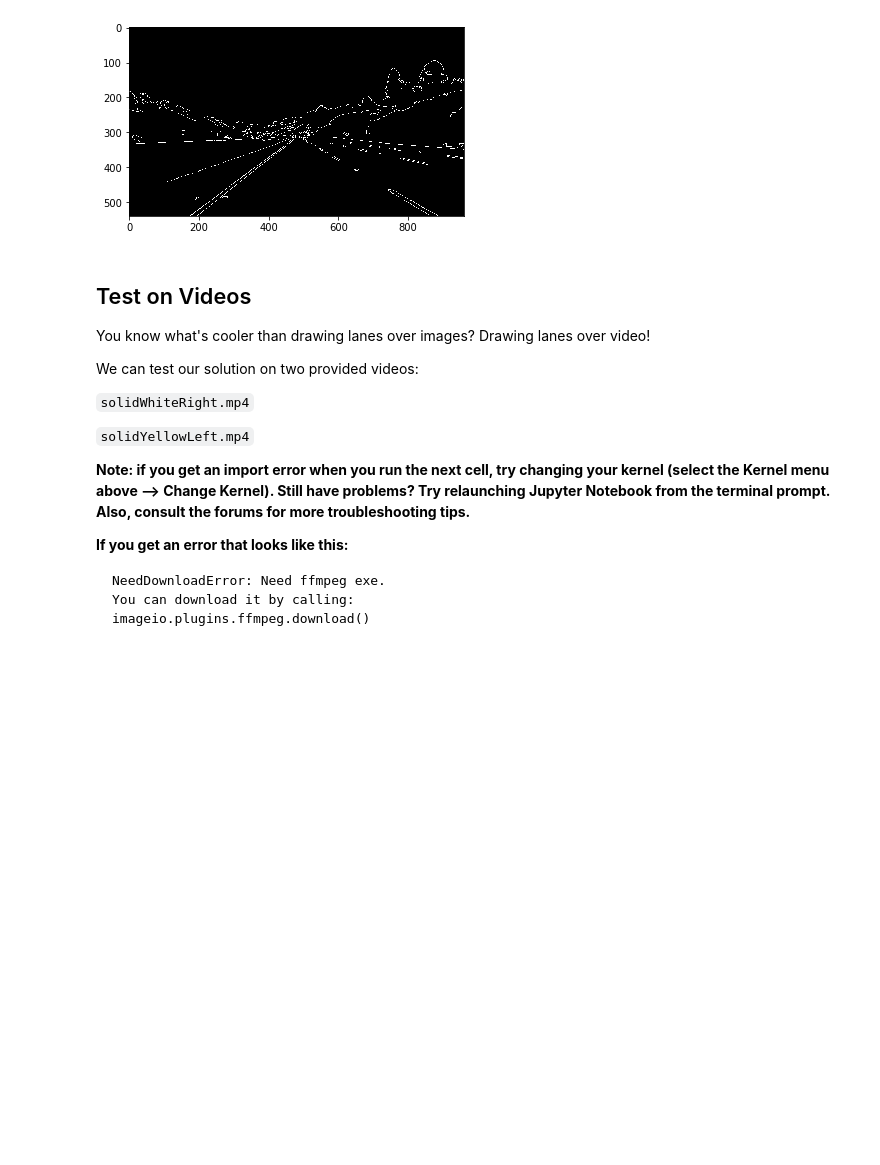
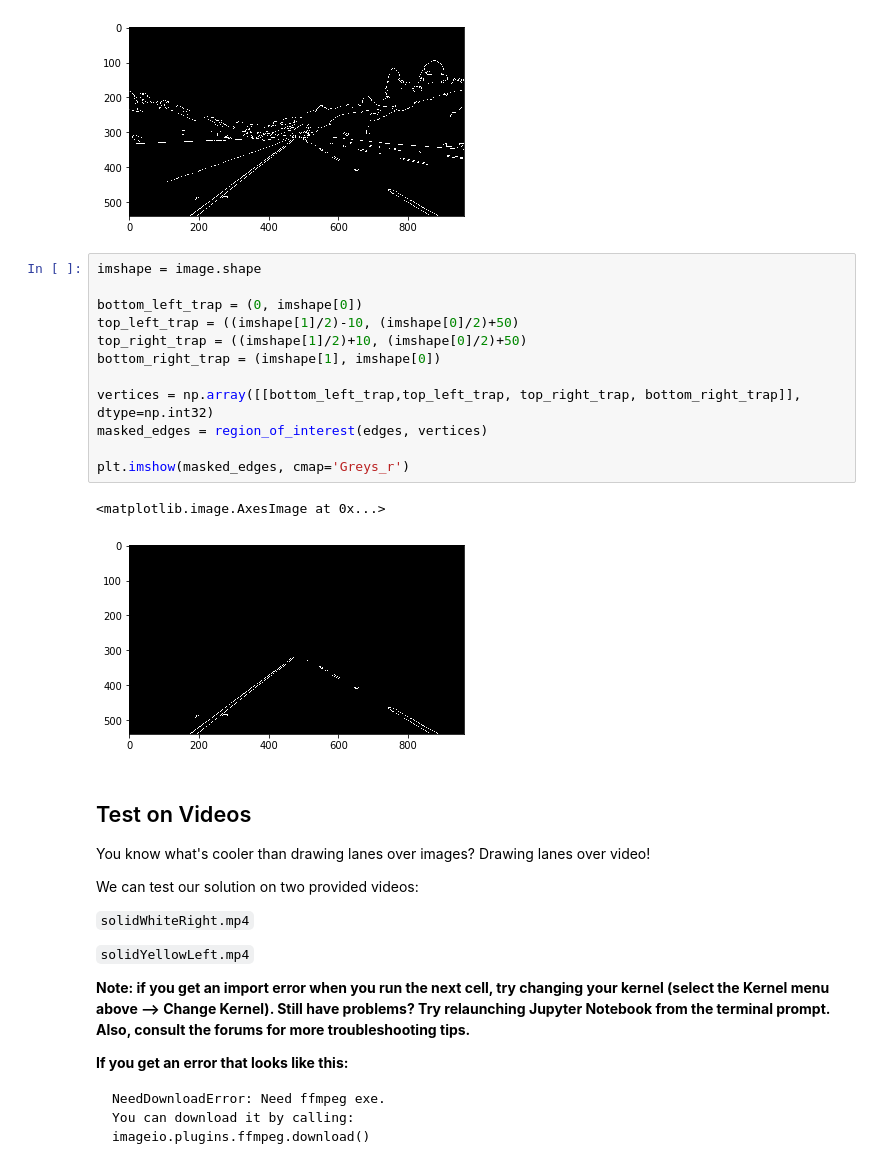
Before and after one commit to hammcin/CarND-LaneLines-P1, a Jupyter notebook: P1.ipynb, the cells around one changed output. Cells and saved outputs as stored; diff of their text form; blank space fills up the shorter version.

Commit message:
feat: Apply region of interest mask in pipeline

```diff
--- a/P1.ipynb
+++ b/P1.ipynb
@@ -232,6 +232,21 @@ plt.imshow(edges, cmap='Greys_r')
 # %% [output]
 <matplotlib.image.AxesImage at 0x...>
 [figure]
+# %%
+imshape = image.shape
+
+bottom_left_trap = (0, imshape[0])
+top_left_trap = ((imshape[1]/2)-10, (imshape[0]/2)+50)
+top_right_trap = ((imshape[1]/2)+10, (imshape[0]/2)+50)
+bottom_right_trap = (imshape[1], imshape[0])
+
+vertices = np.array([[bottom_left_trap,top_left_trap, top_right_trap, bottom_right_trap]], dtype=np.int32)
+masked_edges = region_of_interest(edges, vertices)
+
+plt.imshow(masked_edges, cmap='Greys_r')
+# %% [output]
+<matplotlib.image.AxesImage at 0x...>
+[figure, added]
 # %% [markdown]
 ## Test on Videos
 
```
